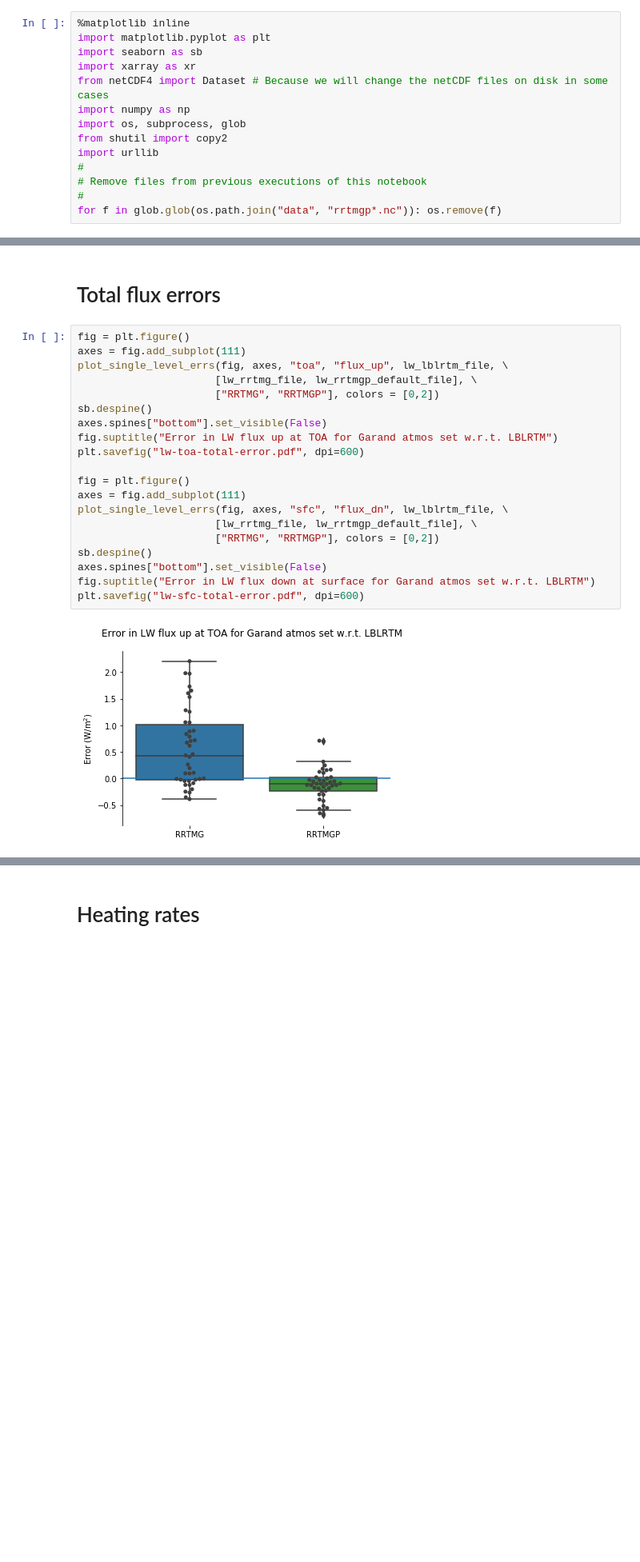
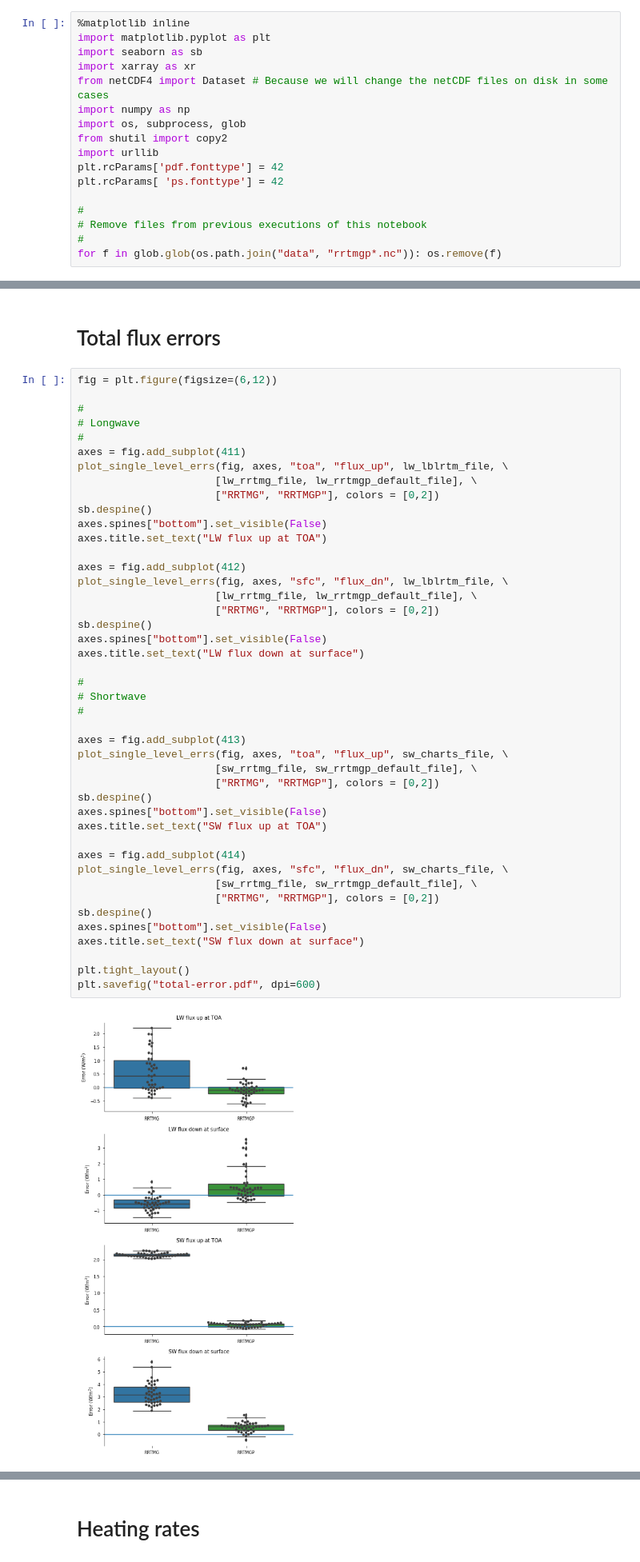
Before and after one commit to RobertPincus/rte-rrtmgp-paper-figures, a Jupyter notebook: RTE+RRTMGP-Paper-Figures.ipynb, the cells around one changed output, grey strips where cells are left out. Shown at 80% size. Cells and saved outputs as stored; diff of their text form; blank space fills up the shorter version.

```diff
--- a/RTE+RRTMGP-Paper-Figures.ipynb
+++ b/RTE+RRTMGP-Paper-Figures.ipynb
@@ -8,6 +8,9 @@ import numpy as np
 import os, subprocess, glob
 from shutil import copy2
 import urllib
+plt.rcParams['pdf.fonttype'] = 42
+plt.rcParams[ 'ps.fonttype'] = 42
+
 #
 # Remove files from previous executions of this notebook
 #
@@ -326,24 +325,48 @@ gpu.close()
 # %% [markdown]
 # Total flux errors
 # %%
-fig = plt.figure()
-axes = fig.add_subplot(111)
+fig = plt.figure(figsize=(6,12))
+
+#
+# Longwave
+#
+axes = fig.add_subplot(411)
 plot_single_level_errs(fig, axes, "toa", "flux_up", lw_lblrtm_file, \
                       [lw_rrtmg_file, lw_rrtmgp_default_file], \
                       ["RRTMG", "RRTMGP"], colors = [0,2])
 sb.despine()
 axes.spines["bottom"].set_visible(False)
-fig.suptitle("Error in LW flux up at TOA for Garand atmos set w.r.t. LBLRTM")
-plt.savefig("lw-toa-total-error.pdf", dpi=600)
+axes.title.set_text("LW flux up at TOA")
 
-fig = plt.figure()
-axes = fig.add_subplot(111)
+axes = fig.add_subplot(412)
 plot_single_level_errs(fig, axes, "sfc", "flux_dn", lw_lblrtm_file, \
                       [lw_rrtmg_file, lw_rrtmgp_default_file], \
                       ["RRTMG", "RRTMGP"], colors = [0,2])
 sb.despine()
 axes.spines["bottom"].set_visible(False)
-fig.suptitle("Error in LW flux down at surface for Garand atmos set w.r.t. LBLRTM")
-plt.savefig("lw-sfc-total-error.pdf", dpi=600)
+axes.title.set_text("LW flux down at surface")
+
+#
+# Shortwave
+#
+
+axes = fig.add_subplot(413)
+plot_single_level_errs(fig, axes, "toa", "flux_up", sw_charts_file, \
+                      [sw_rrtmg_file, sw_rrtmgp_default_file], \
+                      ["RRTMG", "RRTMGP"], colors = [0,2])
+sb.despine()
+axes.spines["bottom"].set_visible(False)
+axes.title.set_text("SW flux up at TOA")
+
+axes = fig.add_subplot(414)
+plot_single_level_errs(fig, axes, "sfc", "flux_dn", sw_charts_file, \
+                      [sw_rrtmg_file, sw_rrtmgp_default_file], \
+                      ["RRTMG", "RRTMGP"], colors = [0,2])
+sb.despine()
+axes.spines["bottom"].set_visible(False)
+axes.title.set_text("SW flux down at surface")
+
+plt.tight_layout()
+plt.savefig("total-error.pdf", dpi=600)
 # %% [output]
-[figure, old version]
+[figure, new version]
```
Also changed, not shown: parts of 5 cells of this notebook.
